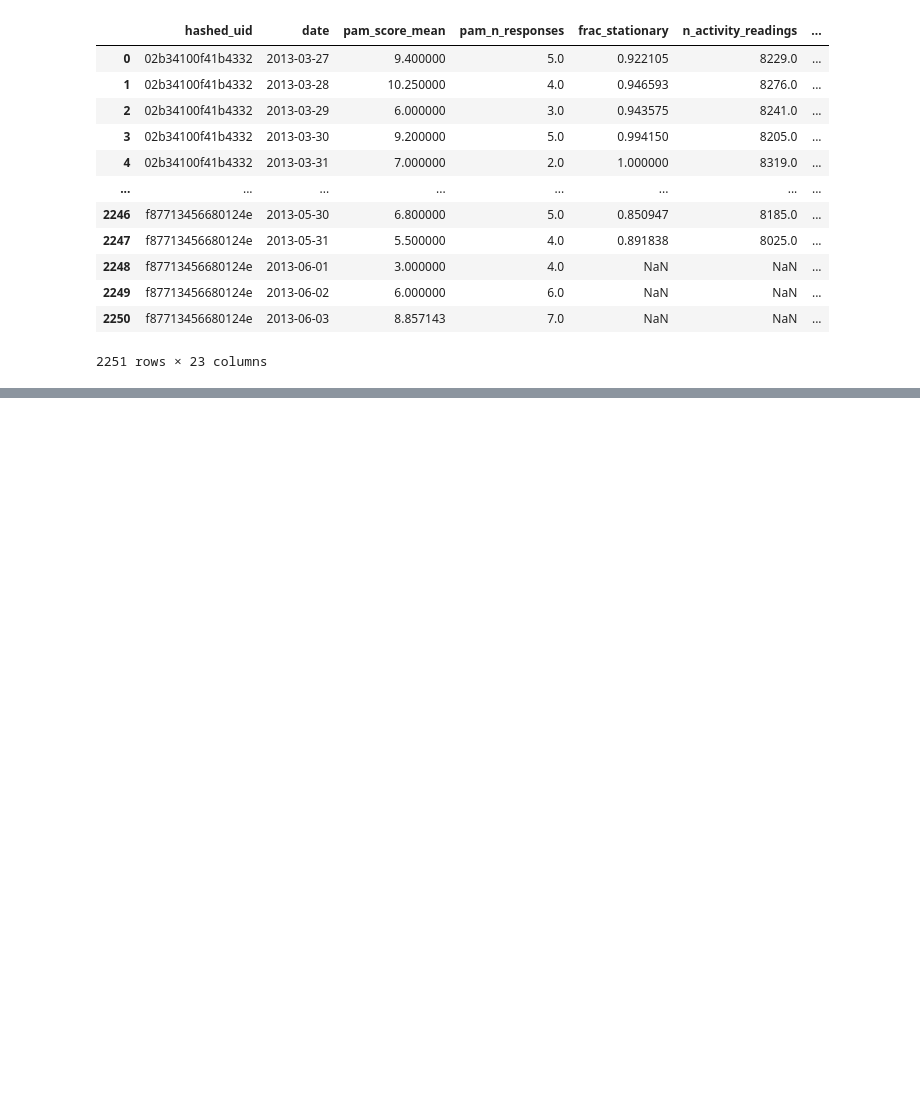
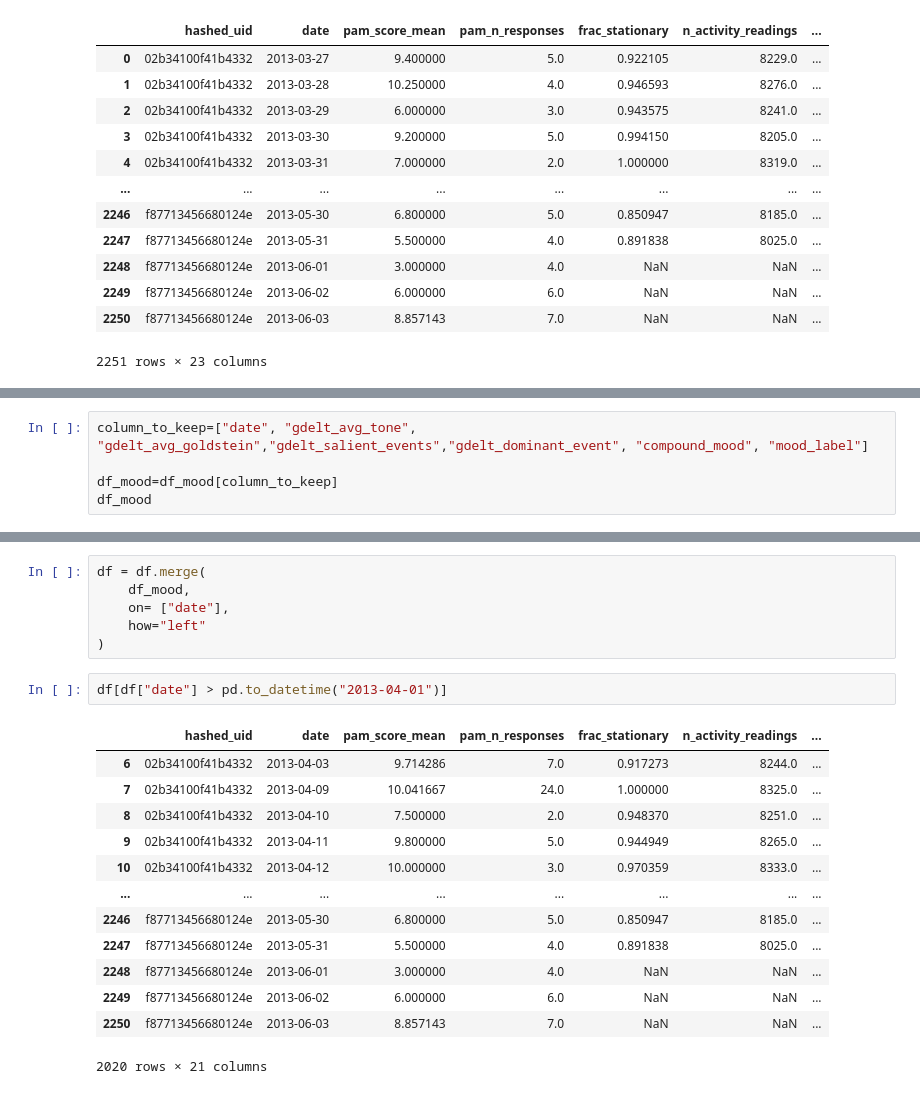
Before and after one commit to AruzhanahzurA/DDC_final_project, a Jupyter notebook: code/02_preprocessing.ipynb, the cells around one changed output, grey strips where cells are left out. Cells and saved outputs as stored; diff of their text form; blank space fills up the shorter version.

```diff
--- a/code/02_preprocessing.ipynb
+++ b/code/02_preprocessing.ipynb
@@ -240,0 +238,5 @@ df
+# %%
+column_to_keep=["date", "gdelt_avg_tone", "gdelt_avg_goldstein","gdelt_salient_events","gdelt_dominant_event", "compound_mood", "mood_label"]
+
+df_mood=df_mood[column_to_keep]
+df_mood
@@ -240,0 +257,22 @@ df
+# %%
+df = df.merge(
+    df_mood,
+    on= ["date"],
+    how="left"
+)
+# %%
+df[df["date"] > pd.to_datetime("2013-04-01")]
+# %% [output]
+|  | hashed_uid | date | pam_score_mean | pam_n_responses | frac_stationary | n_activity_readings | ... |
+| 6 | 02b34100f41b4332 | 2013-04-03 | 9.714286 | 7.0 | 0.917273 | 8244.0 | ... |
+| 7 | 02b34100f41b4332 | 2013-04-09 | 10.041667 | 24.0 | 1.000000 | 8325.0 | ... |
+| 8 | 02b34100f41b4332 | 2013-04-10 | 7.500000 | 2.0 | 0.948370 | 8251.0 | ... |
+| 9 | 02b34100f41b4332 | 2013-04-11 | 9.800000 | 5.0 | 0.944949 | 8265.0 | ... |
+| 10 | 02b34100f41b4332 | 2013-04-12 | 10.000000 | 3.0 | 0.970359 | 8333.0 | ... |
+| ... | ... | ... | ... | ... | ... | ... | ... |
+| 2246 | f87713456680124e | 2013-05-30 | 6.800000 | 5.0 | 0.850947 | 8185.0 | ... |
+| 2247 | f87713456680124e | 2013-05-31 | 5.500000 | 4.0 | 0.891838 | 8025.0 | ... |
+| 2248 | f87713456680124e | 2013-06-01 | 3.000000 | 4.0 | NaN | NaN | ... |
+| 2249 | f87713456680124e | 2013-06-02 | 6.000000 | 6.0 | NaN | NaN | ... |
+| 2250 | f87713456680124e | 2013-06-03 | 8.857143 | 7.0 | NaN | NaN | ... |
+2020 rows × 21 columns
```
Also changed, not shown: parts of 7 cells of this notebook.
